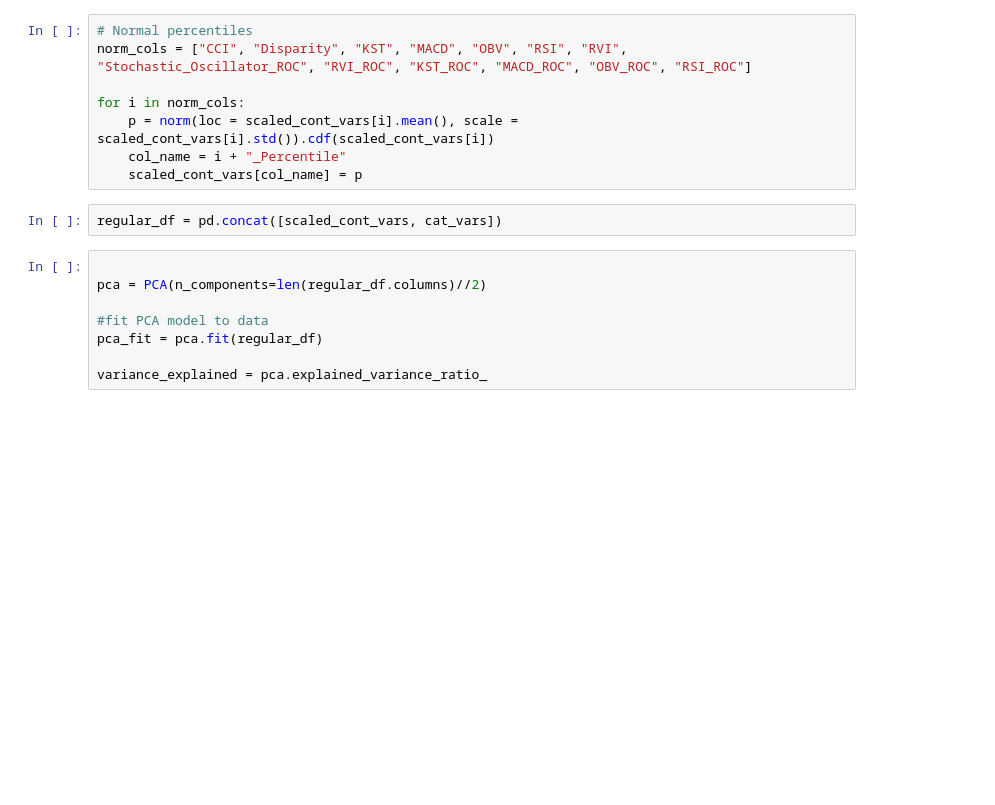
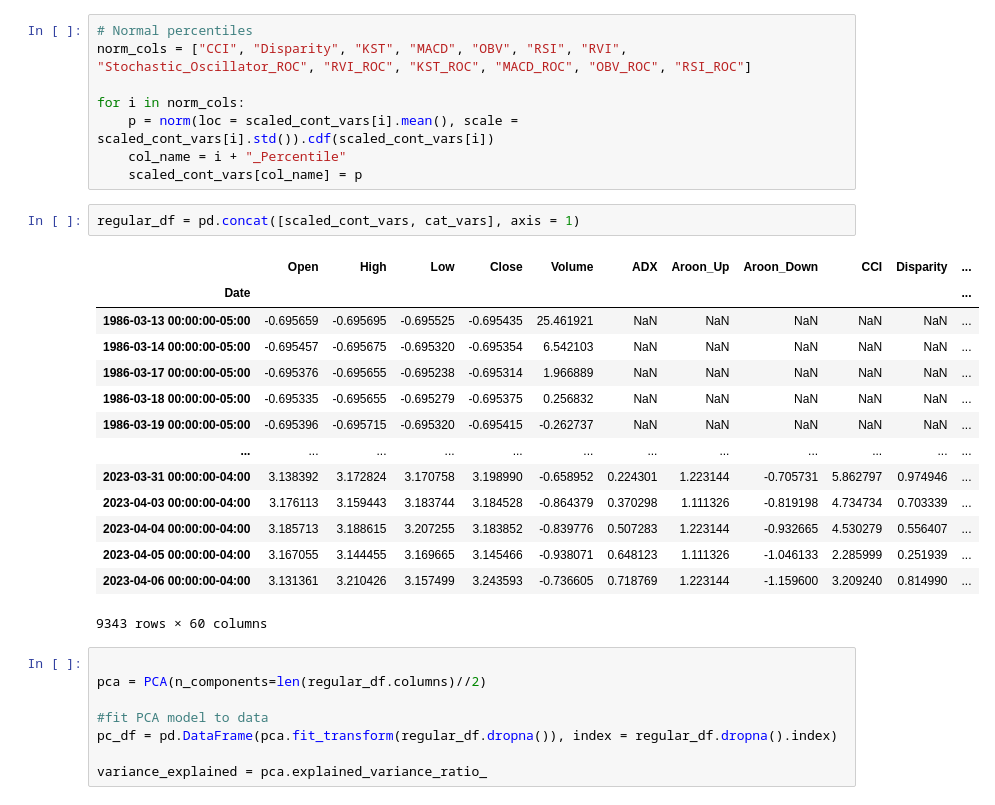
Before and after one commit to gmandl10/ST494FinalProject, a Jupyter notebook: preProcessing.ipynb, the cells around one changed output. Saved outputs shown, nothing was run; the diff lists cells and outputs as text; blank space fills up the shorter version.

```diff
--- a/preProcessing.ipynb
+++ b/preProcessing.ipynb
@@ -55,13 +64,28 @@ for i in norm_cols:
     col_name = i + "_Percentile"
     scaled_cont_vars[col_name] = p
 # %%
-regular_df = pd.concat([scaled_cont_vars, cat_vars])
+regular_df = pd.concat([scaled_cont_vars, cat_vars], axis = 1)
+# %% [output]
+|  | Open | High | Low | Close | Volume | ADX | Aroon_Up | Aroon_Down | CCI | Disparity | ... |
+| Date |  |  |  |  |  |  |  |  |  |  | ... |
+| 1986-03-13 00:00:00-05:00 | -0.695659 | -0.695695 | -0.695525 | -0.695435 | 25.461921 | NaN | NaN | NaN | NaN | NaN | ... |
+| 1986-03-14 00:00:00-05:00 | -0.695457 | -0.695675 | -0.695320 | -0.695354 | 6.542103 | NaN | NaN | NaN | NaN | NaN | ... |
+| 1986-03-17 00:00:00-05:00 | -0.695376 | -0.695655 | -0.695238 | -0.695314 | 1.966889 | NaN | NaN | NaN | NaN | NaN | ... |
+| 1986-03-18 00:00:00-05:00 | -0.695335 | -0.695655 | -0.695279 | -0.695375 | 0.256832 | NaN | NaN | NaN | NaN | NaN | ... |
+| 1986-03-19 00:00:00-05:00 | -0.695396 | -0.695715 | -0.695320 | -0.695415 | -0.262737 | NaN | NaN | NaN | NaN | NaN | ... |
+| ... | ... | ... | ... | ... | ... | ... | ... | ... | ... | ... | ... |
+| 2023-03-31 00:00:00-04:00 | 3.138392 | 3.172824 | 3.170758 | 3.198990 | -0.658952 | 0.224301 | 1.223144 | -0.705731 | 5.862797 | 0.974946 | ... |
+| 2023-04-03 00:00:00-04:00 | 3.176113 | 3.159443 | 3.183744 | 3.184528 | -0.864379 | 0.370298 | 1.111326 | -0.819198 | 4.734734 | 0.703339 | ... |
+| 2023-04-04 00:00:00-04:00 | 3.185713 | 3.188615 | 3.207255 | 3.183852 | -0.839776 | 0.507283 | 1.223144 | -0.932665 | 4.530279 | 0.556407 | ... |
+| 2023-04-05 00:00:00-04:00 | 3.167055 | 3.144455 | 3.169665 | 3.145466 | -0.938071 | 0.648123 | 1.111326 | -1.046133 | 2.285999 | 0.251939 | ... |
+| 2023-04-06 00:00:00-04:00 | 3.131361 | 3.210426 | 3.157499 | 3.243593 | -0.736605 | 0.718769 | 1.223144 | -1.159600 | 3.209240 | 0.814990 | ... |
+9343 rows × 60 columns
 # %%
 
 pca = PCA(n_components=len(regular_df.columns)//2)
 
 #fit PCA model to data
-pca_fit = pca.fit(regular_df)
+pc_df = pd.DataFrame(pca.fit_transform(regular_df.dropna()), index = regular_df.dropna().index)
 
 variance_explained = pca.explained_variance_ratio_
 # %%
```
Also changed, not shown: parts of 9 cells of this notebook, 3 other files.
